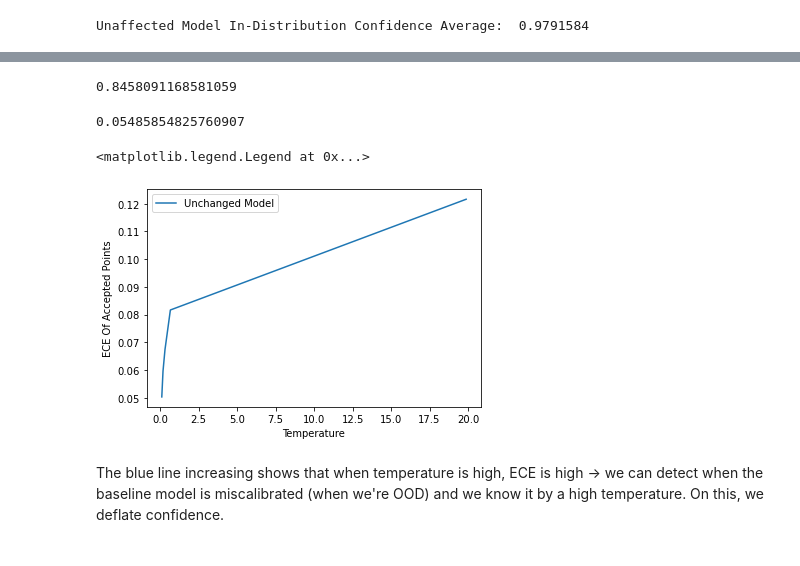
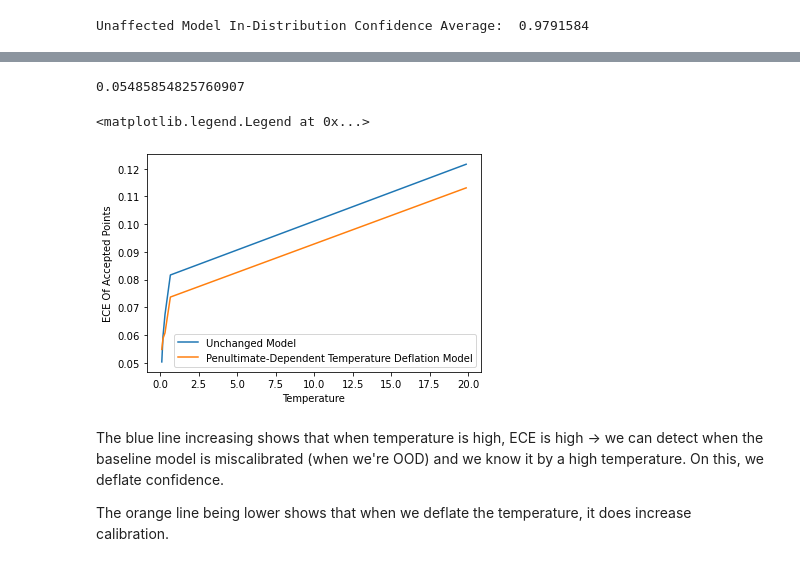
Before and after one commit to levinwil/TempVOS, a Jupyter notebook: Exploration.ipynb, the cells around one changed output, grey strips where cells are left out. Cells and saved outputs as stored; diff of their text form; code cells hidden in the pictures.

```diff
--- a/Exploration.ipynb
+++ b/Exploration.ipynb
@@ -319,13 +317,11 @@ np.mean(class_eces)
 # %%
 pred = ood_network.predict(encoding_X_test)
-print(roc_auc_score(np.argmax(pred, axis = 1) == y_test, np.max(pred, axis = 1)))
 class_eces = []
 for j in range(len(np.unique(y_train))):
     class_eces.append(get_ece(np.array(pred)[:, j], y_test == j))
 np.mean(class_eces)
 # %% [output]
-0.8458091168581059
+0.05485854825760907
-0.05485854825760907
 # %%
 ood_scores_test = temperature_model.predict(encoding_X_test)[:, 0]
 # %%
@@ -363,14 +359,16 @@ for i in range(0, len(y_test), int(len(y_test) / num_intervals)):
 # %%
 import matplotlib.pyplot as plt
 plt.plot(ood_scores_test[order[np.arange(0, len(y_test), int(len(y_test) / num_intervals))]], base_eces, label = "Unchanged Model")
 #plt.plot(np.arange(0, len(y_test), int(len(y_test) / num_intervals)) / len(y_test), base_eces, label = "Unchanged Model")
-#plt.plot(ood_scores_test[order[np.arange(0, len(y_test), int(len(y_test) / num_intervals))]], ood_model_eces, label = "Penultimate-Dependent Temperature Deflation Model")
+plt.plot(ood_scores_test[order[np.arange(0, len(y_test), int(len(y_test) / num_intervals))]], ood_model_eces, label = "Penultimate-Dependent Temperature Deflation Model")
 #plt.plot(np.arange(0, len(y_test), int(len(y_test) / num_intervals)) / len(y_test), ood_model_eces, label = "Penultimate-Dependent Temperature Deflation Model")
 plt.xlabel("Temperature")
 plt.ylabel("ECE Of Accepted Points")
 plt.legend()
 # %% [output]
 <matplotlib.legend.Legend at 0x...>
-[figure, old version]
+[figure, new version]
 # %% [markdown]
 The blue line increasing shows that when temperature is high, ECE is high -> we can detect when the baseline model is miscalibrated (when we're OOD) and we know it by a high temperature. On this, we deflate confidence.
+
+The orange line being lower shows that when we deflate the temperature, it does increase calibration.
```
Also changed, not shown: parts of 25 cells of this notebook.
